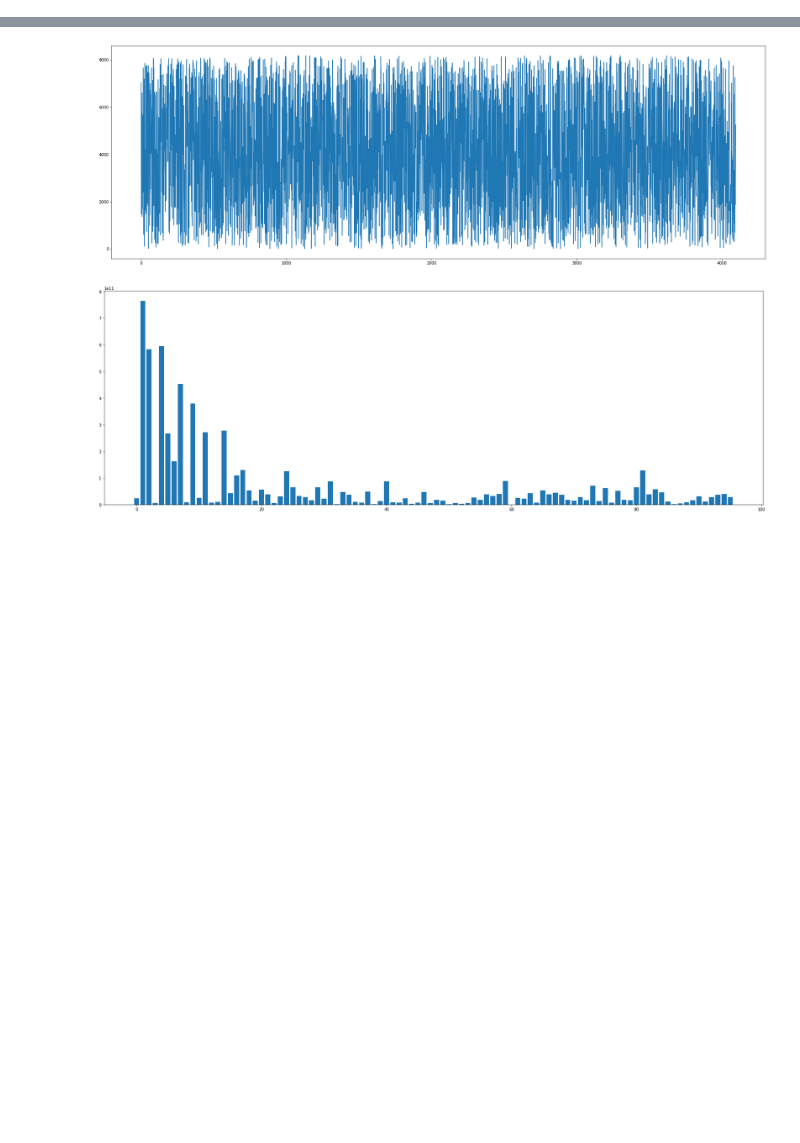
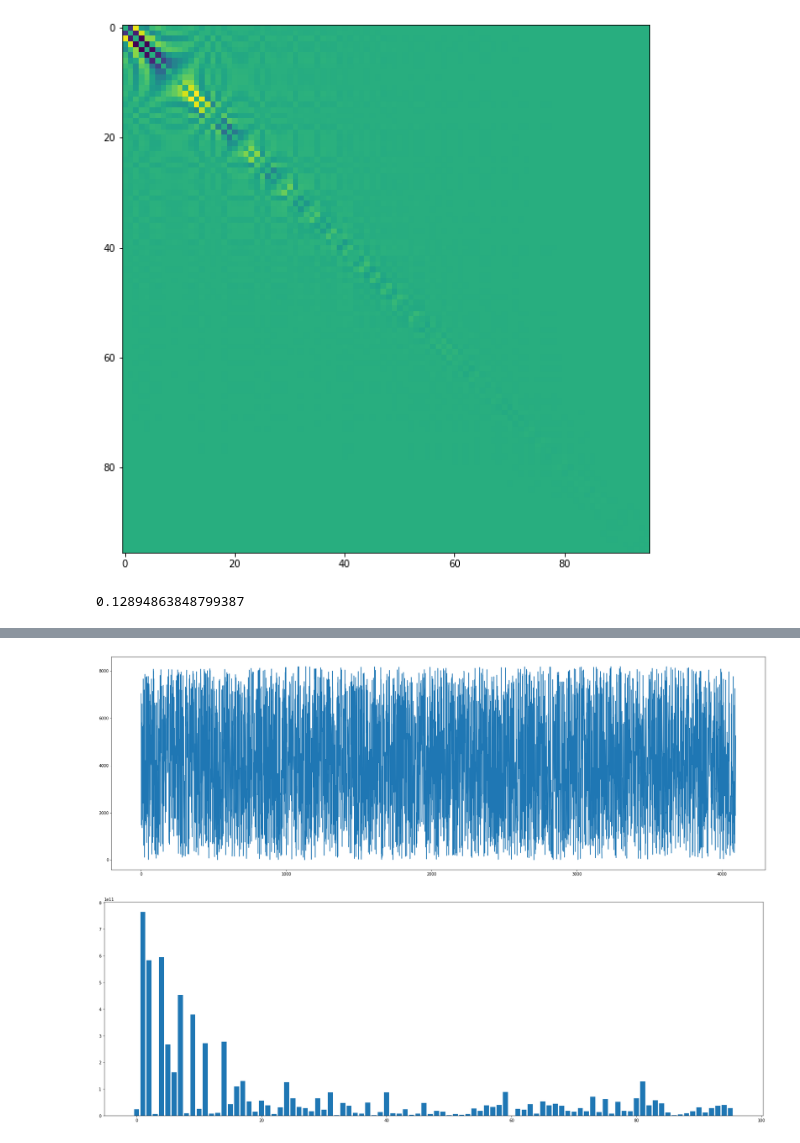
Before and after one commit to amanj120/wav_work, a Jupyter notebook: fft.ipynb, the cells around one changed output, grey strips where cells are left out. Saved outputs shown, nothing was run; the diff lists cells and outputs as text; code cells hidden in the pictures; blank space fills up the shorter version.

```diff
--- a/fft.ipynb
+++ b/fft.ipynb
@@ -99,3 +99,16 @@ highest granularity needed: 7.6756894297203e-06
+# %%
+sims = np.matmul(nfft_c, nfft_c.T)
+sims -= np.diag(np.diag(sims))
+# sims = np.abs(sims)
+
+fig, ax = plt.subplots(figsize=(10,10))
+im = ax.imshow(sims)
+plt.show()
+
+print(np.amax(sims)/(max(np.diag(np.matmul(nfft_c, nfft_c.T)))))
+# %% [output]
+[figure, added]
+0.12894863848799387
 # %%
 def find_note_2(sample, FFTS, FFTC, COND, verbose=False):
     dft2s = np.matmul(FFTS, sample) # (120, 2048) x (2048, 1) -> (120,1)
```
Also changed, not shown: parts of 8 cells of this notebook, 10 other files.
